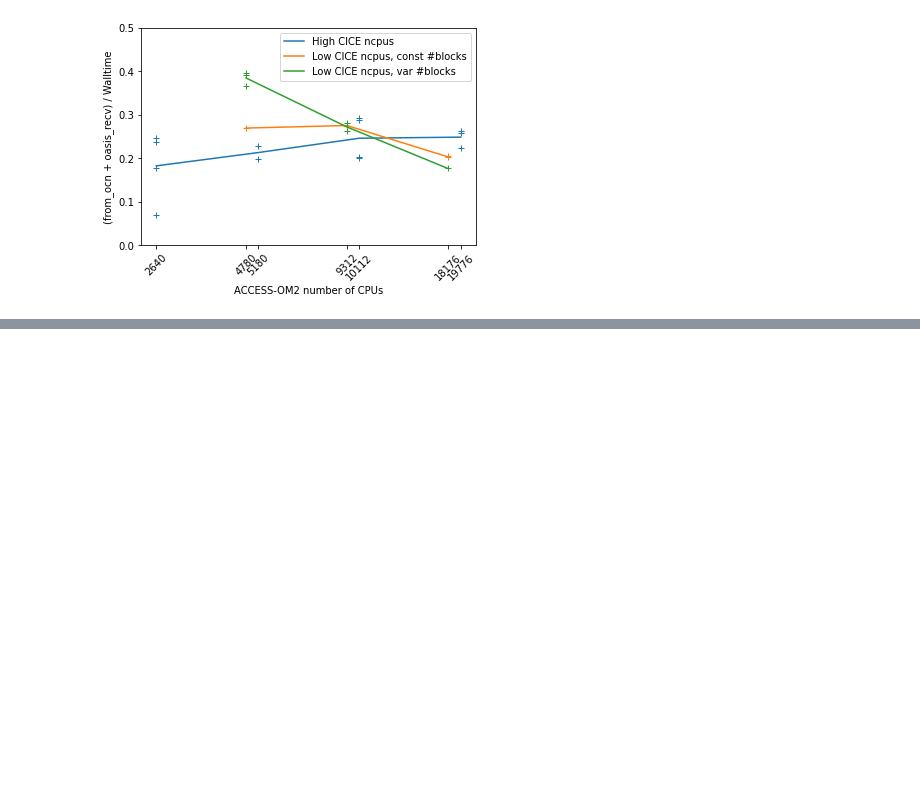
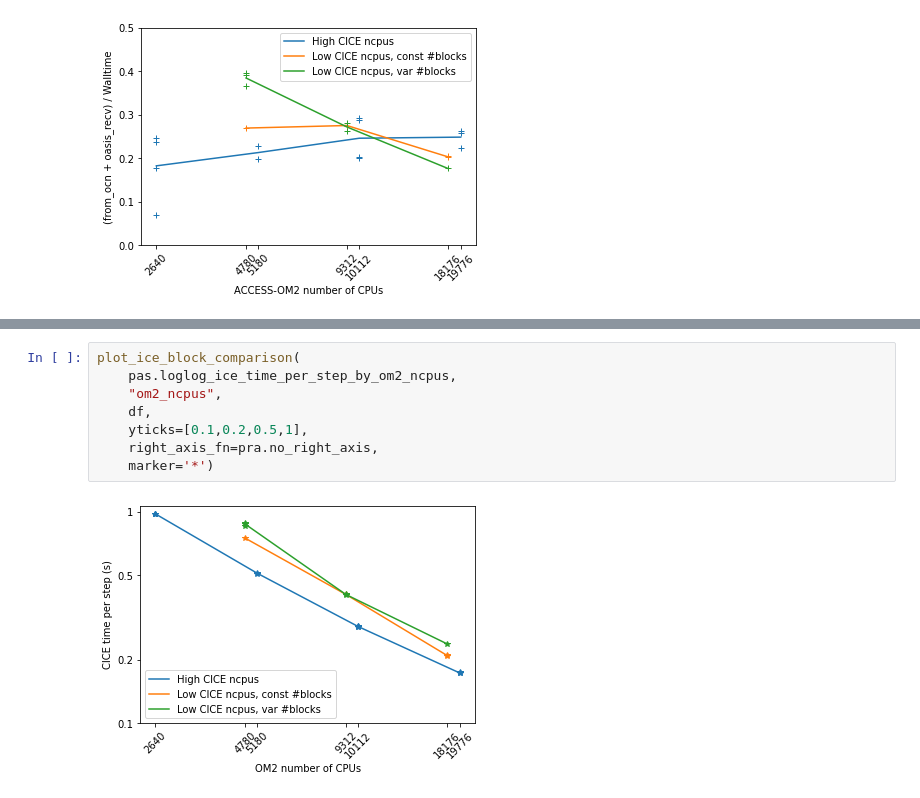
Before and after one commit to penguian/performance-analysis, a Jupyter notebook: plot_access_om2_scaling.ipynb, the cells around one changed output, grey strips where cells are left out. Saved outputs shown, nothing was run; the diff lists cells and outputs as text; blank space fills up the shorter version.

```diff
--- a/plot_access_om2_scaling.ipynb
+++ b/plot_access_om2_scaling.ipynb
@@ -333,0 +356,10 @@ plot_ice_block_comparison(
+# %%
+plot_ice_block_comparison(
+    pas.loglog_ice_time_per_step_by_om2_ncpus,
+    "om2_ncpus",
+    df,
+    yticks=[0.1,0.2,0.5,1],
+    right_axis_fn=pra.no_right_axis,
+    marker='*')
+# %% [output]
+[figure, added]
```
Also changed, not shown: parts of 12 cells of this notebook, 6 other files.
